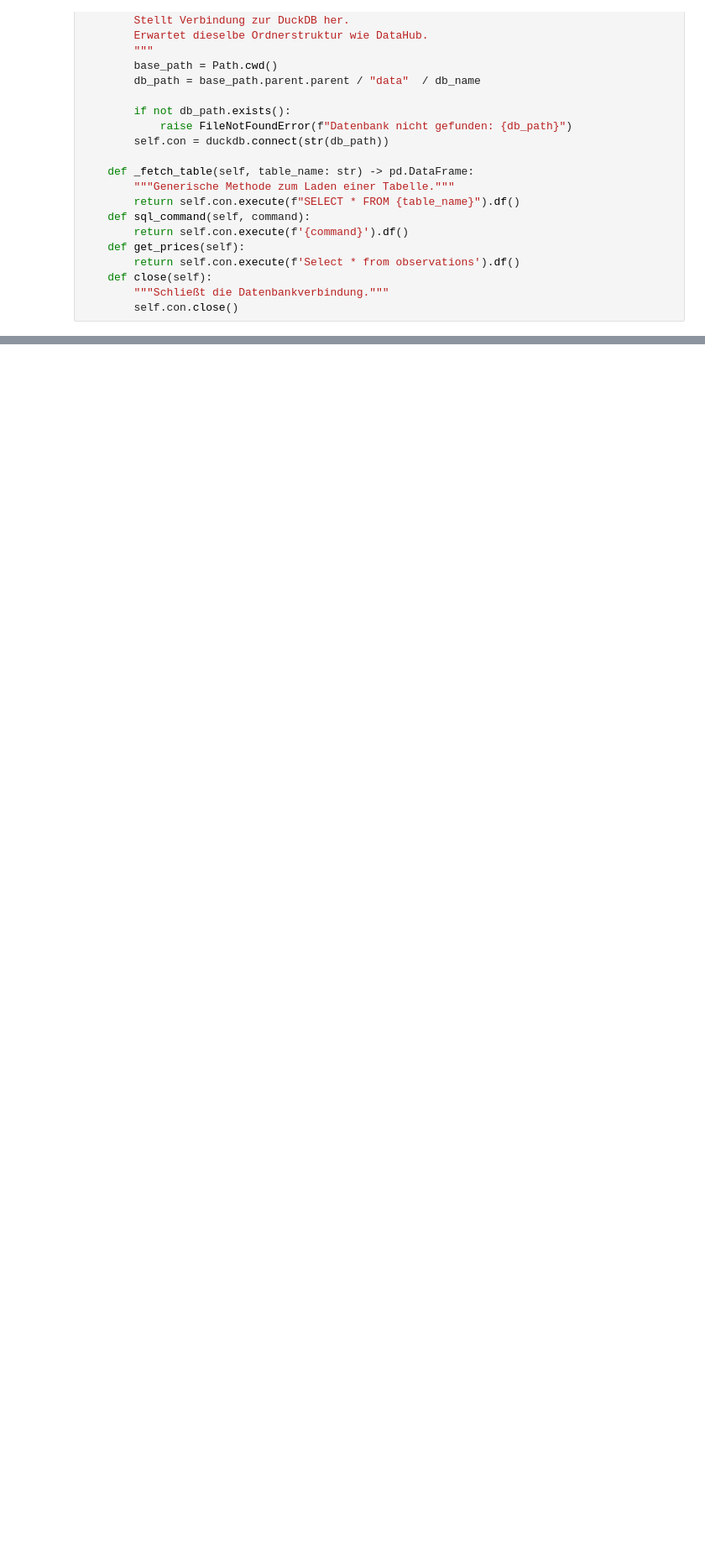
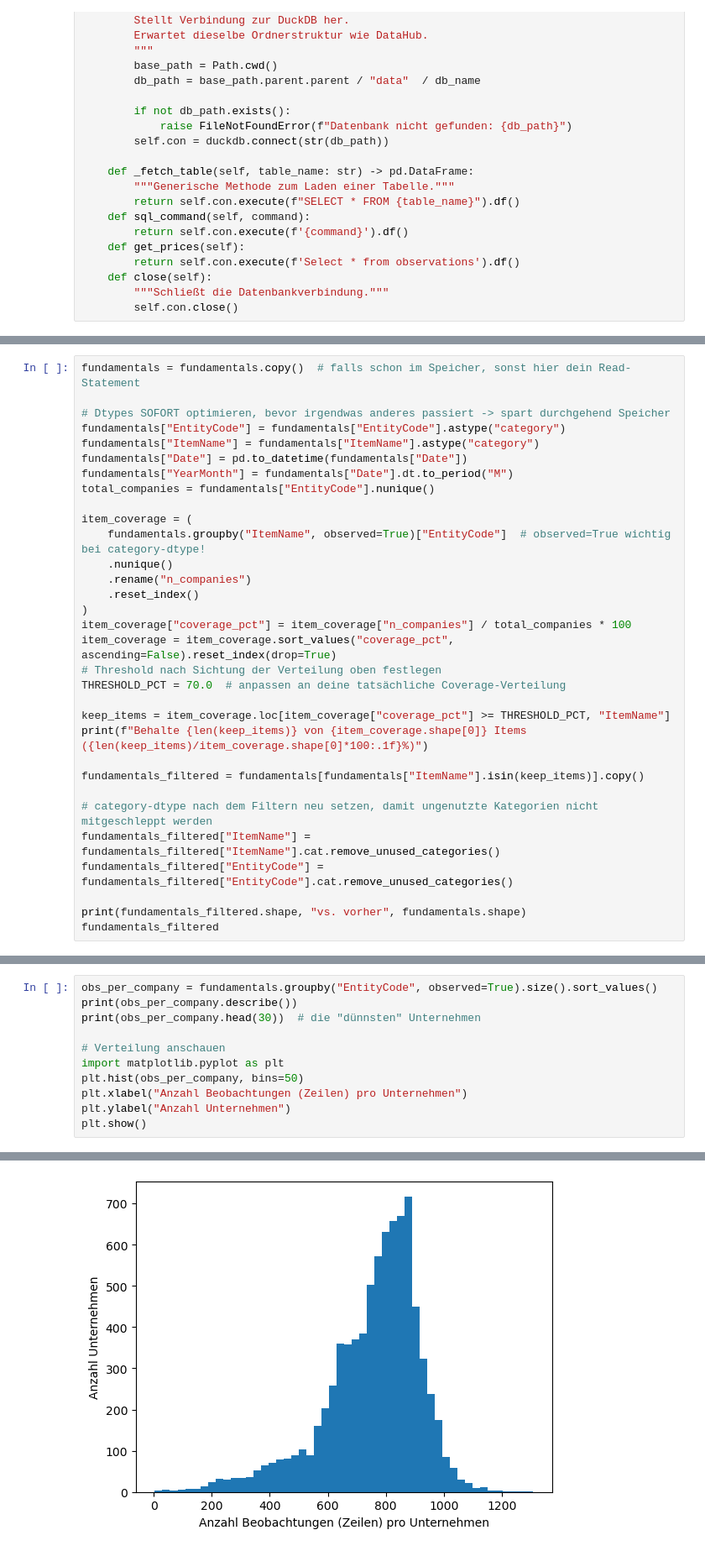
Before and after one commit to KonradSchumacher/DivAnalysisGNN, a Jupyter notebook: src/03_Gold/data_prep_company.ipynb, the cells around one changed output, grey strips where cells are left out. Shown at 84% size. Saved outputs shown, nothing was run; the diff lists cells and outputs as text; blank space fills up the shorter version.

```diff
--- a/src/03_Gold/data_prep_company.ipynb
+++ b/src/03_Gold/data_prep_company.ipynb
@@ -38,0 +51,32 @@ fundamentals['Date'] = pd.to_datetime(fundamentals['Date'].dt.year.astype(str) +
+# %%
+fundamentals = fundamentals.copy()  # falls schon im Speicher, sonst hier dein Read-Statement
+
+# Dtypes SOFORT optimieren, bevor irgendwas anderes passiert -> spart durchgehend Speicher
+fundamentals["EntityCode"] = fundamentals["EntityCode"].astype("category")
+fundamentals["ItemName"] = fundamentals["ItemName"].astype("category")
+fundamentals["Date"] = pd.to_datetime(fundamentals["Date"])
+fundamentals["YearMonth"] = fundamentals["Date"].dt.to_period("M")
+total_companies = fundamentals["EntityCode"].nunique()
+
+item_coverage = (
+    fundamentals.groupby("ItemName", observed=True)["EntityCode"]  # observed=True wichtig bei category-dtype!
+    .nunique()
+    .rename("n_companies")
+    .reset_index()
+)
+item_coverage["coverage_pct"] = item_coverage["n_companies"] / total_companies * 100
+item_coverage = item_coverage.sort_values("coverage_pct", ascending=False).reset_index(drop=True)
+# Threshold nach Sichtung der Verteilung oben festlegen
+THRESHOLD_PCT = 70.0  # anpassen an deine tatsächliche Coverage-Verteilung
+
+keep_items = item_coverage.loc[item_coverage["coverage_pct"] >= THRESHOLD_PCT, "ItemName"]
+print(f"Behalte {len(keep_items)} von {item_coverage.shape[0]} Items ({len(keep_items)/item_coverage.shape[0]*100:.1f}%)")
+
+fundamentals_filtered = fundamentals[fundamentals["ItemName"].isin(keep_items)].copy()
+
+# category-dtype nach dem Filtern neu setzen, damit ungenutzte Kategorien nicht mitgeschleppt werden
+fundamentals_filtered["ItemName"] = fundamentals_filtered["ItemName"].cat.remove_unused_categories()
+fundamentals_filtered["EntityCode"] = fundamentals_filtered["EntityCode"].cat.remove_unused_categories()
+
+print(fundamentals_filtered.shape, "vs. vorher", fundamentals.shape)
+fundamentals_filtered
@@ -38,0 +99,12 @@ fundamentals['Date'] = pd.to_datetime(fundamentals['Date'].dt.year.astype(str) +
+# %%
+obs_per_company = fundamentals.groupby("EntityCode", observed=True).size().sort_values()
+print(obs_per_company.describe())
+print(obs_per_company.head(30))  # die "dünnsten" Unternehmen
+
+# Verteilung anschauen
+import matplotlib.pyplot as plt
+plt.hist(obs_per_company, bins=50)
+plt.xlabel("Anzahl Beobachtungen (Zeilen) pro Unternehmen")
+plt.ylabel("Anzahl Unternehmen")
+plt.show()
+# %% [output]
@@ -38,0 +128 @@ fundamentals['Date'] = pd.to_datetime(fundamentals['Date'].dt.year.astype(str) +
+[figure, added]
```
Also changed, not shown: parts of 23 cells of this notebook, 6 other files.
